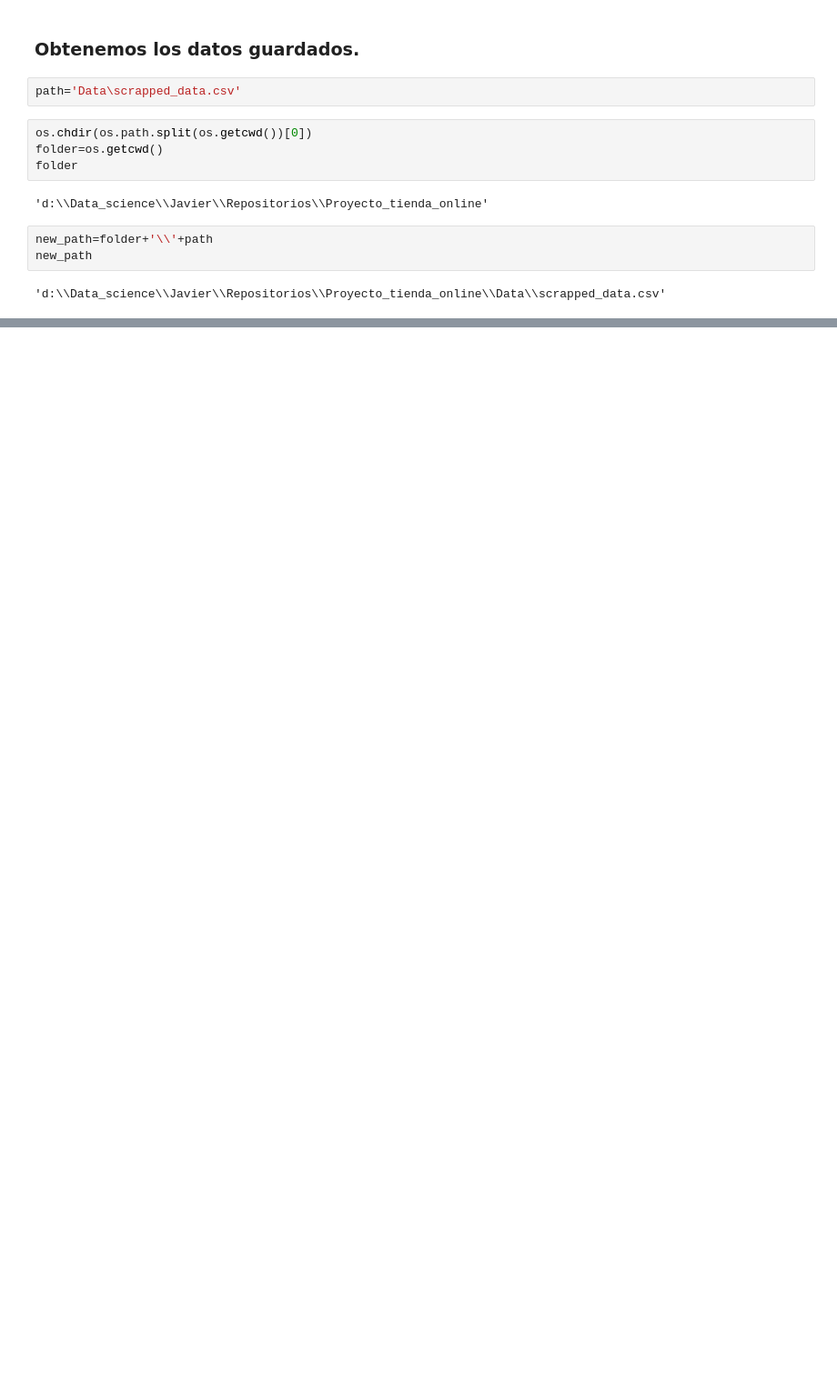
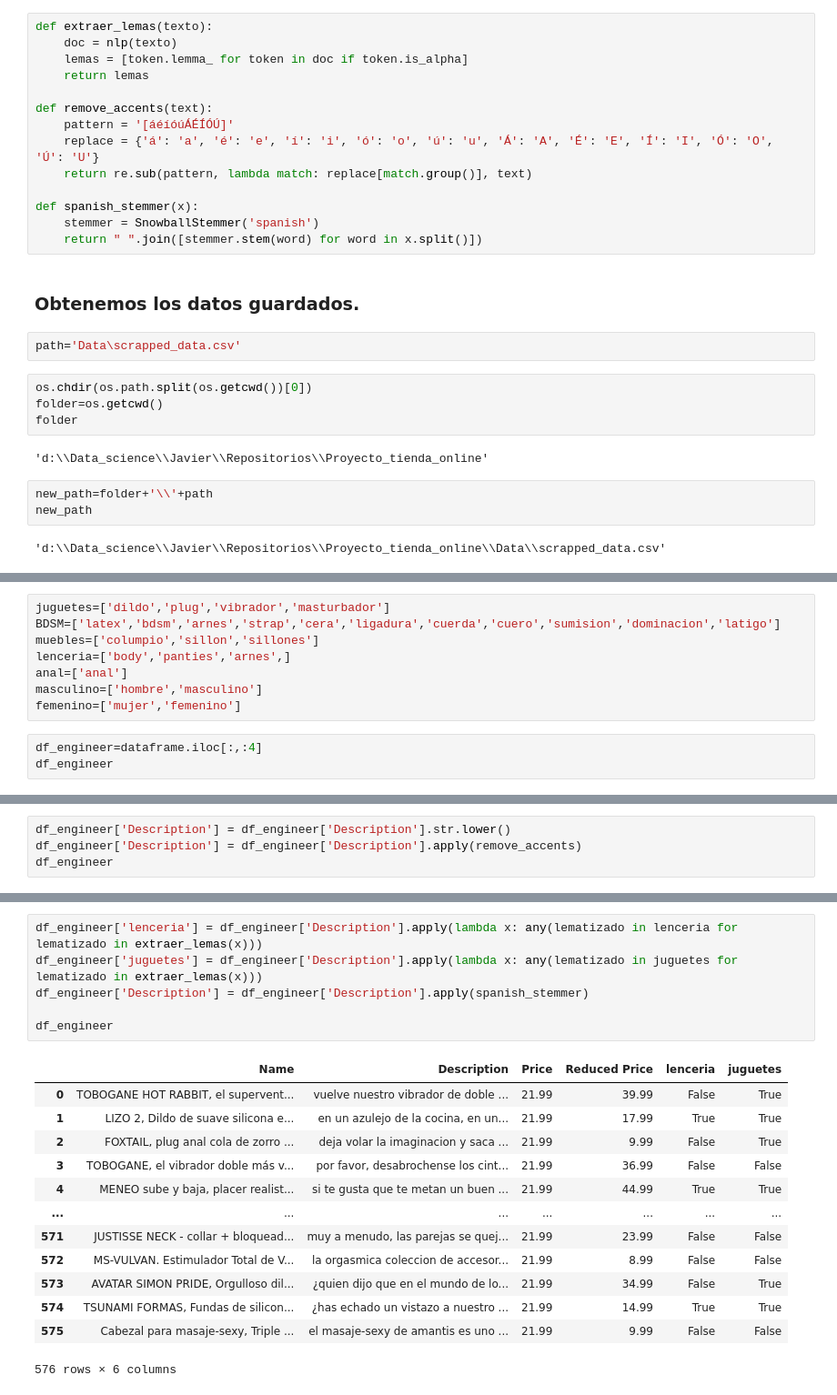
Before and after one commit to 75Engel/Webscrapping_tienda_online, a Jupyter notebook: Notebook/Engineering.ipynb, the cells around one changed output, grey strips where cells are left out. Shown at 91% size. Drawn from its saved outputs; the diff is of its cells as text; blank space fills up the shorter version.

Commit message:
Update notebooks
scrape & Engineering

```diff
--- a/Notebook/Engineering.ipynb
+++ b/Notebook/Engineering.ipynb
@@ -9,3 +16,17 @@ import os
+# %%
+def extraer_lemas(texto):
+    doc = nlp(texto)
+    lemas = [token.lemma_ for token in doc if token.is_alpha]
+    return lemas
+
+def remove_accents(text):
+    pattern = '[áéíóúÁÉÍÓÚ]'
+    replace = {'á': 'a', 'é': 'e', 'í': 'i', 'ó': 'o', 'ú': 'u', 'Á': 'A', 'É': 'E', 'Í': 'I', 'Ó': 'O', 'Ú': 'U'}
+    return re.sub(pattern, lambda match: replace[match.group()], text)
+
+def spanish_stemmer(x):
+    stemmer = SnowballStemmer('spanish')
+    return " ".join([stemmer.stem(word) for word in x.split()])
 # %% [markdown]
 ### Obtenemos los datos guardados.
 # %%
@@ -40,0 +68,11 @@ dataframe
+# %%
+juguetes=['dildo','plug','vibrador','masturbador']
+BDSM=['latex','bdsm','arnes','strap','cera','ligadura','cuerda','cuero','sumision','dominacion','latigo']
+muebles=['columpio','sillon','sillones']
+lenceria=['body','panties','arnes',]
+anal=['anal']
+masculino=['hombre','masculino']
+femenino=['mujer','femenino']
+# %%
+df_engineer=dataframe.iloc[:,:4]
+df_engineer
@@ -40,0 +95,4 @@ dataframe
+# %%
+df_engineer['Description'] = df_engineer['Description'].str.lower()
+df_engineer['Description'] = df_engineer['Description'].apply(remove_accents)
+df_engineer
@@ -40,0 +113,20 @@ dataframe
+# %%
+df_engineer['lenceria'] = df_engineer['Description'].apply(lambda x: any(lematizado in lenceria for lematizado in extraer_lemas(x)))
+df_engineer['juguetes'] = df_engineer['Description'].apply(lambda x: any(lematizado in juguetes for lematizado in extraer_lemas(x)))
+df_engineer['Description'] = df_engineer['Description'].apply(spanish_stemmer)
+
+df_engineer
+# %% [output]
+|  | Name | Description | Price | Reduced Price | lenceria | juguetes |
+| 0 | TOBOGANE HOT RABBIT, el supervent... | vuelve nuestro vibrador de doble ... | 21.99 | 39.99 | False | True |
+| 1 | LIZO 2, Dildo de suave silicona e... | en un azulejo de la cocina, en un... | 21.99 | 17.99 | True | True |
+| 2 | FOXTAIL, plug anal cola de zorro ... | deja volar la imaginacion y saca ... | 21.99 | 9.99 | False | True |
+| 3 | TOBOGANE, el vibrador doble más v... | por favor, desabrochense los cint... | 21.99 | 36.99 | False | False |
+| 4 | MENEO sube y baja, placer realist... | si te gusta que te metan un buen ... | 21.99 | 44.99 | True | True |
+| ... | ... | ... | ... | ... | ... | ... |
+| 571 | JUSTISSE NECK - collar + bloquead... | muy a menudo, las parejas se quej... | 21.99 | 23.99 | False | False |
+| 572 | MS-VULVAN. Estimulador Total de V... | la orgasmica coleccion de accesor... | 21.99 | 8.99 | False | False |
+| 573 | AVATAR SIMON PRIDE, Orgulloso dil... | ¿quien dijo que en el mundo de lo... | 21.99 | 34.99 | False | True |
+| 574 | TSUNAMI FORMAS, Fundas de silicon... | ¿has echado un vistazo a nuestro ... | 21.99 | 14.99 | True | True |
+| 575 | Cabezal para masaje-sexy, Triple ... | el masaje-sexy de amantis es uno ... | 21.99 | 9.99 | False | False |
+576 rows × 6 columns
```
Also changed, not shown: parts of 11 cells of this notebook, 2 other files.
